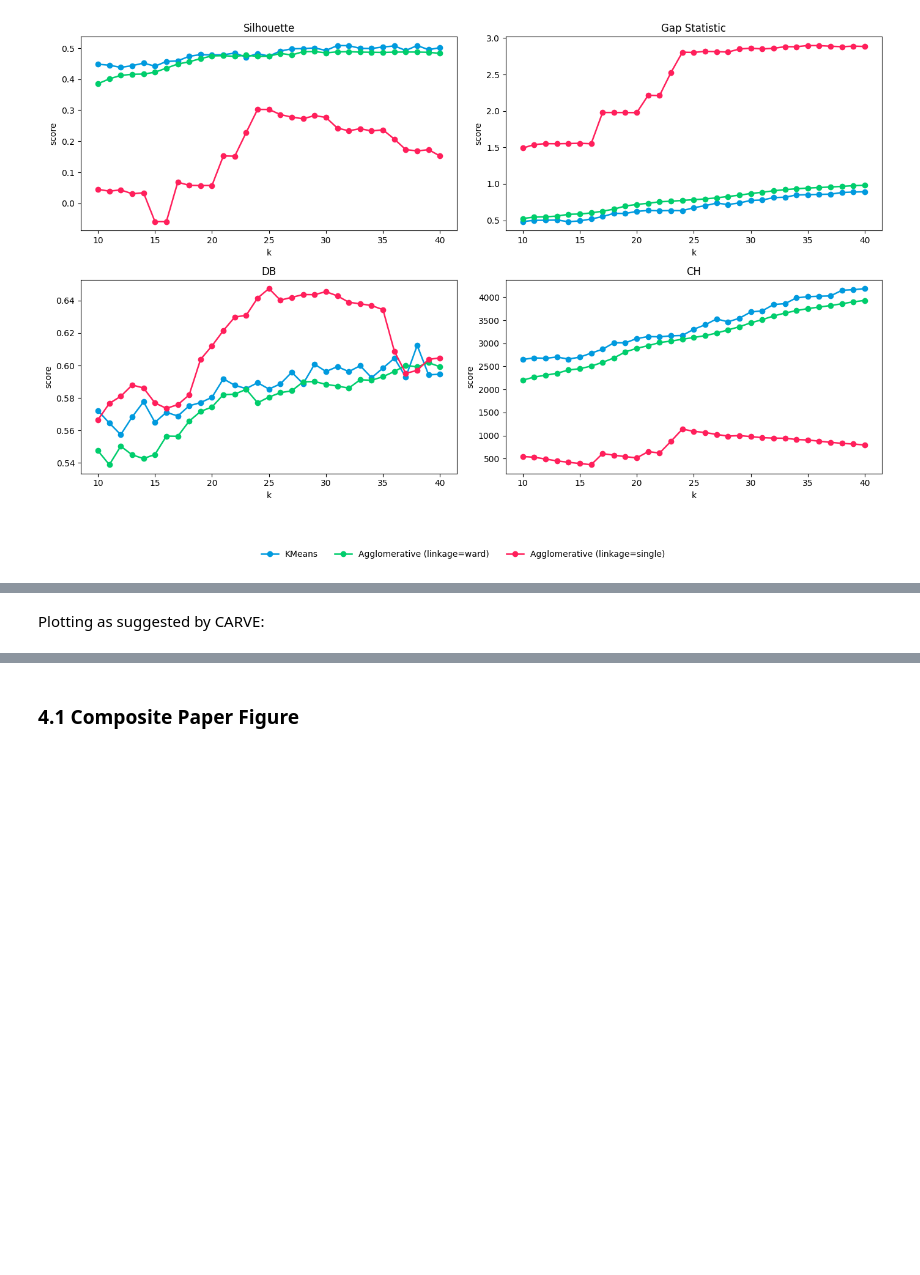
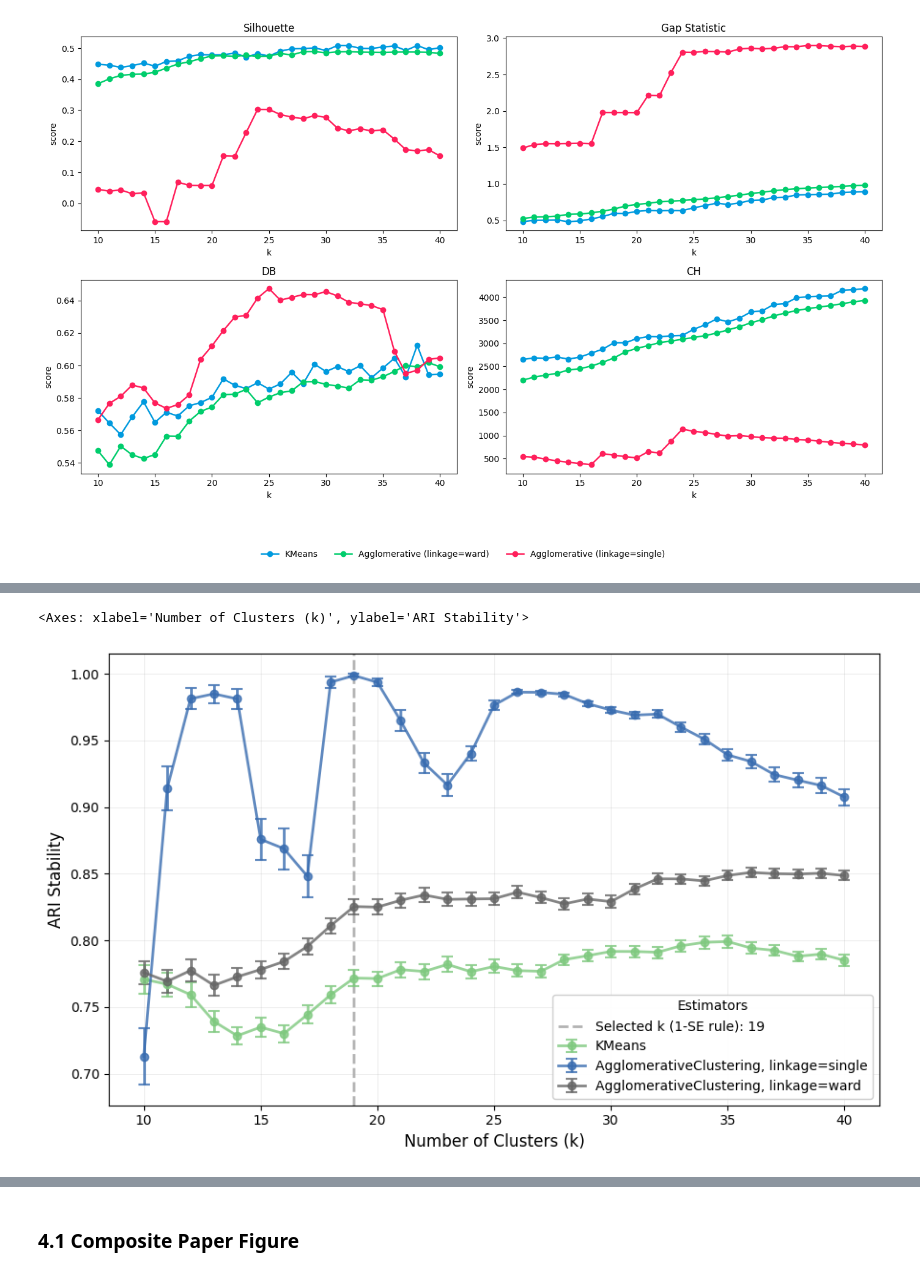
Before and after one commit to DataSlingers/CARVE, a Jupyter notebook: notebooks/case_studies/Tasic.ipynb, the cells around one changed output, grey strips where cells are left out. Drawn from its saved outputs; the diff is of its cells as text; code cells hidden in the pictures; blank space fills up the shorter version.

```diff
--- a/notebooks/case_studies/Tasic.ipynb
+++ b/notebooks/case_studies/Tasic.ipynb
@@ -255,2 +244,5 @@ CARVE(n_clusters=10, n_resamples=100, subsample_ratio=0.8, estimator_param_grids
 # %%
-# carve.plot_metric_over_k(measure='s', rule='quantile')
+carve.plot_metric_over_n_clusters(measure="s", rule="1se")
+# %% [output]
+<Axes: xlabel='Number of Clusters (k)', ylabel='ARI Stability'>
+[figure, added]
@@ -259,3 +249 @@ CARVE(n_clusters=10, n_resamples=100, subsample_ratio=0.8, estimator_param_grids
-# %% [markdown]
-Plotting as suggested by CARVE:
 # %%
```
Also changed, not shown: parts of 58 cells of this notebook, 8 other files.
